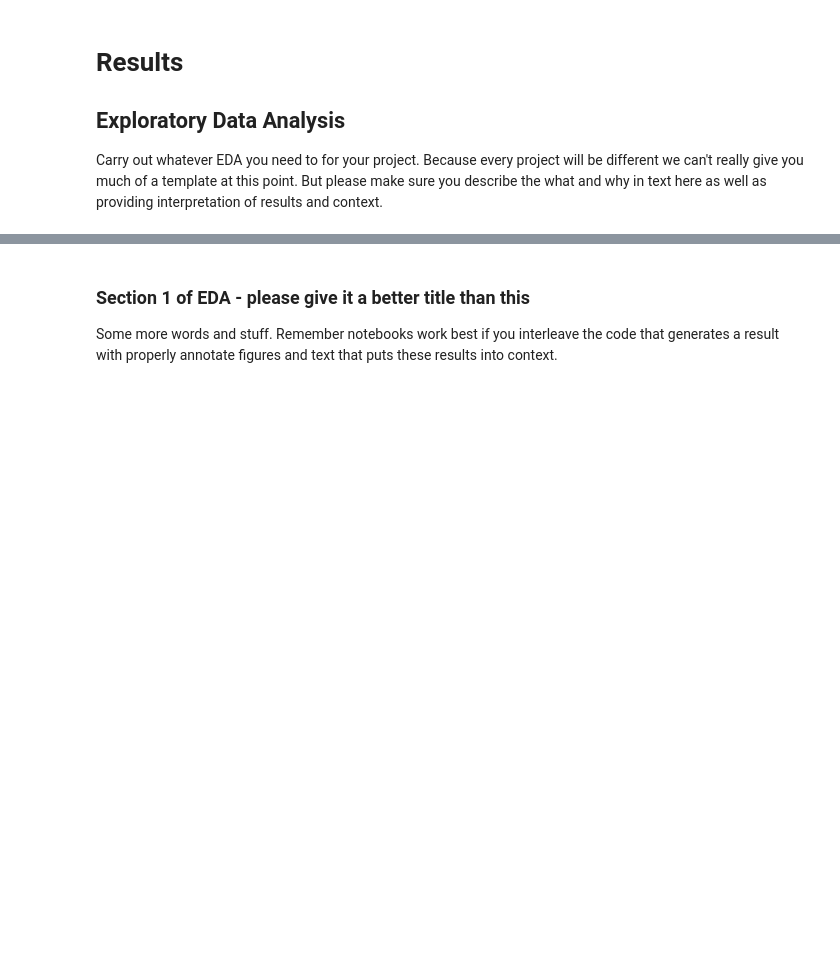
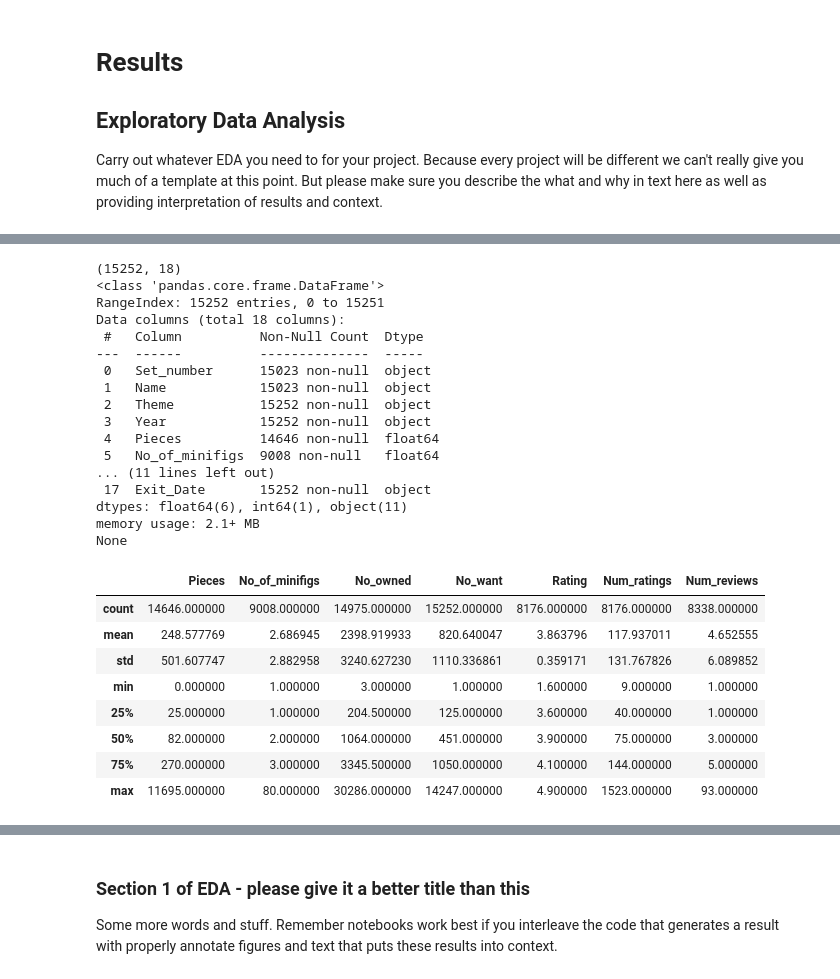
Before and after one commit to COGS108/Group015_WI24, a Jupyter notebook: EDACheckpoint_Group015_WI24.ipynb, the cells around one changed output, grey strips where cells are left out. Drawn from its saved outputs; the diff is of its cells as text; code cells hidden in the pictures; blank space fills up the shorter version.

```diff
--- a/EDACheckpoint_Group015_WI24.ipynb
+++ b/EDACheckpoint_Group015_WI24.ipynb
@@ -330,0 +349,3 @@ Carry out whatever EDA you need to for your project.  Because every project will
+# %%
+brickset = pd.read_csv('https://raw.githubusercontent.com/nk0305/COGS108_Repo/main/brickset.csv')
+brickset.head()
@@ -330,0 +360,32 @@ Carry out whatever EDA you need to for your project.  Because every project will
+# %%
+brickset = brickset.drop(columns = ['packaging', 'subtheme', 'rrp', 'ppp', 'notes'])
+brickset.columns = ['Set_number', 'Name', 'Theme','Year','Pieces','No_of_minifigs','Minifig_list','Launch_and_Exit','newValue','usedValue','No_owned','No_want','Rating','Num_ratings','Num_reviews','Tags','Designer']
+#Define a function to clean 'Launch_and_Exit' column
+
+def clean_LnE(string):
+
+    new_string = re.sub(r'\([^)]*\)', '', string)
+
+    return new_string
+
+#Apply the function to designated column
+
+brickset['Launch_and_Exit'] = brickset['Launch_and_Exit'].astype('str')
+brickset['Launch_and_Exit'] = brickset['Launch_and_Exit'].apply(clean_LnE)
+
+#Separate launch and exit date
+
+for date in brickset['Launch_and_Exit']:
+ sep_string = re.split(" - ", date)
+
+#create two new columns based on separated dates. Then, delete original "Launch_and_Exit" column
+
+brickset['Launch_Date'] = sep_string[0]
+
+brickset['Exit_Date'] = sep_string[1]
+
+brickset = brickset.drop(columns = 'Launch_and_Exit')
+
+#Finally, review the updated dataset
+
+brickset.head()
@@ -330,0 +399,31 @@ Carry out whatever EDA you need to for your project.  Because every project will
+# %%
+print(brickset.shape)
+print(brickset.info())
+brickset.describe()
+# %% [output]
+(15252, 18)
+<class 'pandas.core.frame.DataFrame'>
+RangeIndex: 15252 entries, 0 to 15251
+Data columns (total 18 columns):
+ #   Column          Non-Null Count  Dtype
+---  ------          --------------  -----
+ 0   Set_number      15023 non-null  object
+ 1   Name            15023 non-null  object
+ 2   Theme           15252 non-null  object
+ 3   Year            15252 non-null  object
+ 4   Pieces          14646 non-null  float64
+ 5   No_of_minifigs  9008 non-null   float64
+... (11 lines left out)
+ 17  Exit_Date       15252 non-null  object
+dtypes: float64(6), int64(1), object(11)
+memory usage: 2.1+ MB
+None
+|  | Pieces | No_of_minifigs | No_owned | No_want | Rating | Num_ratings | Num_reviews |
+| count | 14646.000000 | 9008.000000 | 14975.000000 | 15252.000000 | 8176.000000 | 8176.000000 | 8338.000000 |
+| mean | 248.577769 | 2.686945 | 2398.919933 | 820.640047 | 3.863796 | 117.937011 | 4.652555 |
+| std | 501.607747 | 2.882958 | 3240.627230 | 1110.336861 | 0.359171 | 131.767826 | 6.089852 |
+| min | 0.000000 | 1.000000 | 3.000000 | 1.000000 | 1.600000 | 9.000000 | 1.000000 |
+| 25% | 25.000000 | 1.000000 | 204.500000 | 125.000000 | 3.600000 | 40.000000 | 1.000000 |
+| 50% | 82.000000 | 2.000000 | 1064.000000 | 451.000000 | 3.900000 | 75.000000 | 3.000000 |
+| 75% | 270.000000 | 3.000000 | 3345.500000 | 1050.000000 | 4.100000 | 144.000000 | 5.000000 |
+| max | 11695.000000 | 80.000000 | 30286.000000 | 14247.000000 | 4.900000 | 1523.000000 | 93.000000 |
```
Also changed, not shown: parts of 5 cells of this notebook.
